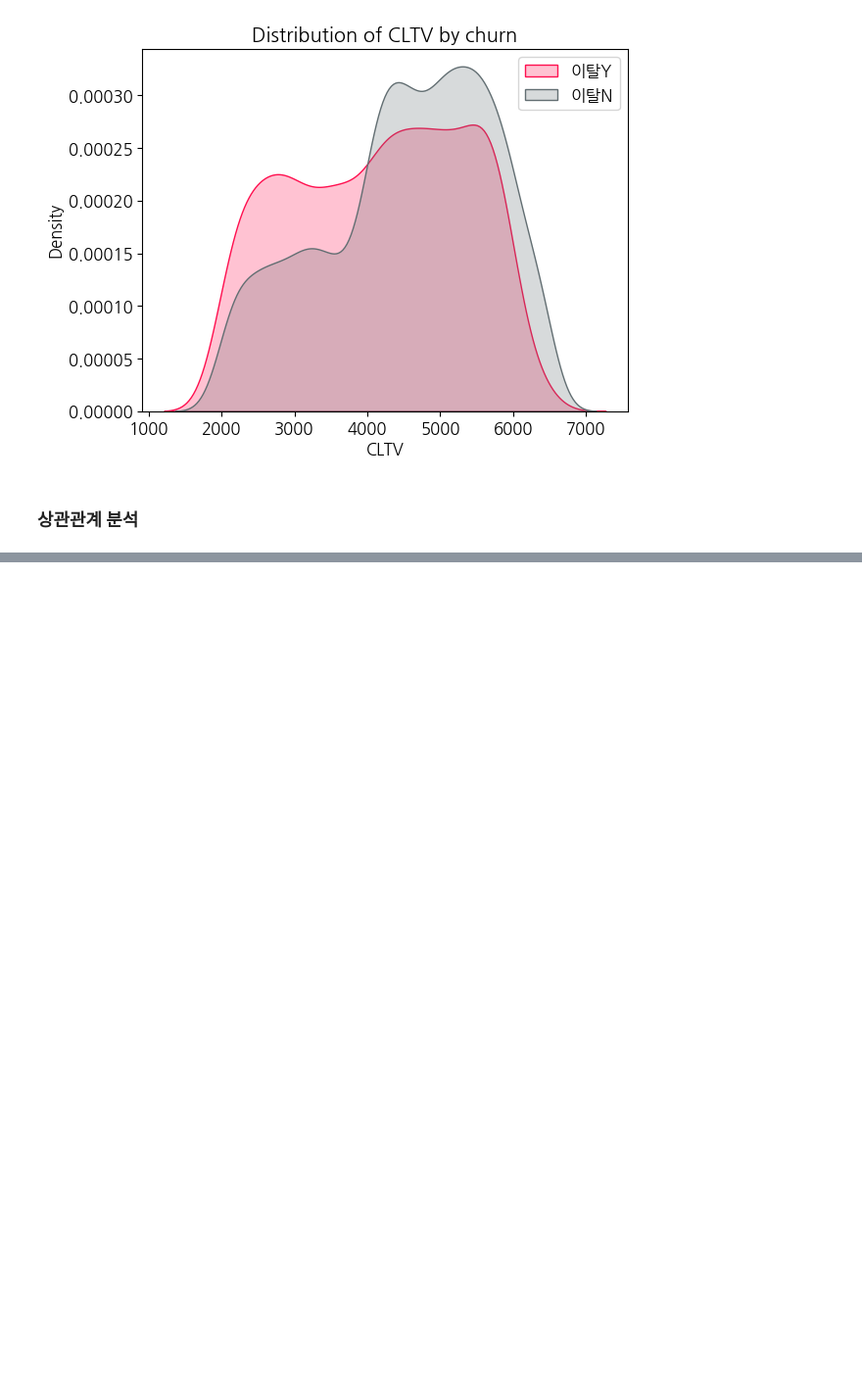
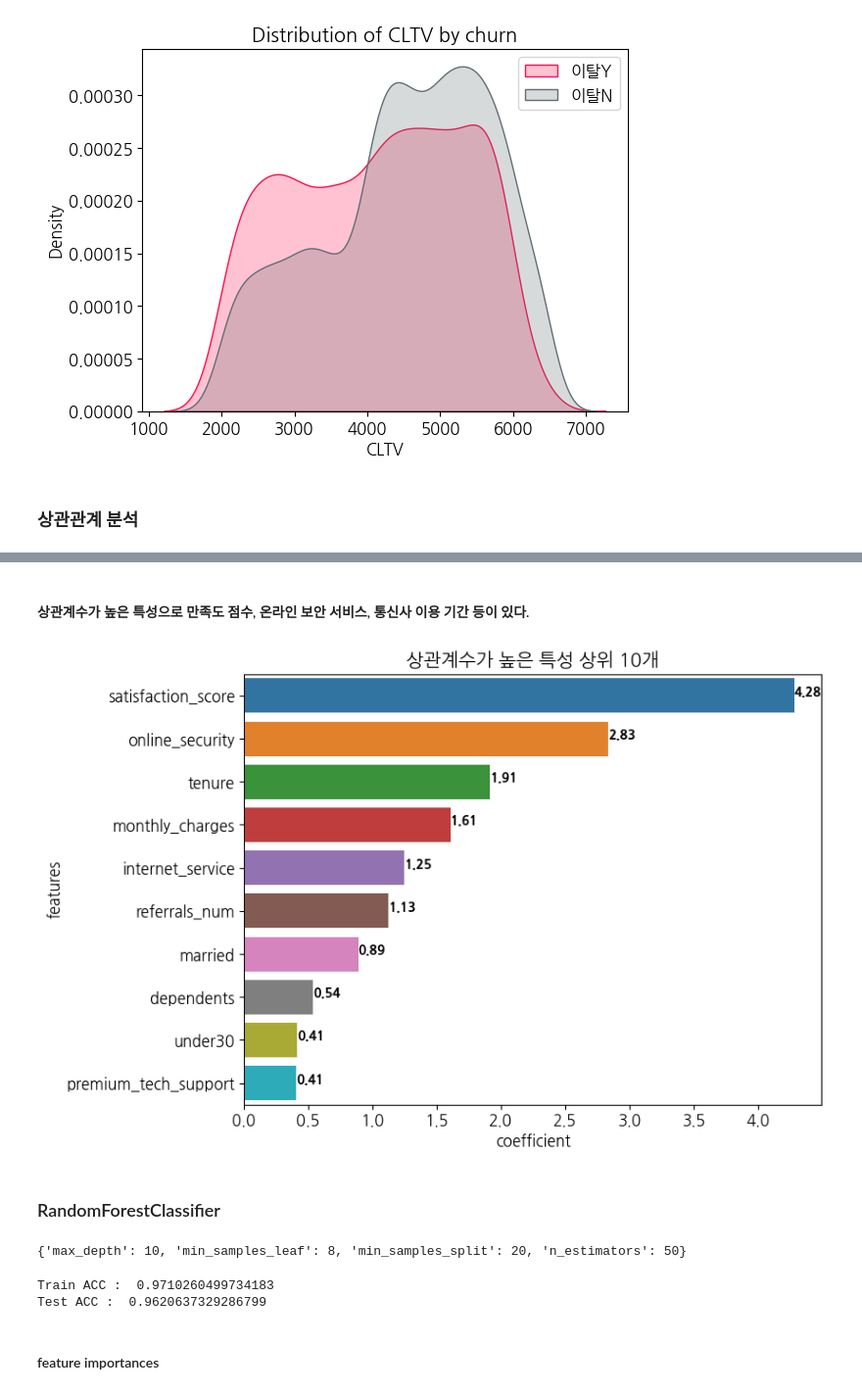
Before and after one commit to skywalker221-Minsoo/-DS-_ZeroBase_ML_Project, a Jupyter notebook: dataset_1_team/dataset_1team.ipynb, the cells around one changed output, grey strips where cells are left out. Shown at 98% size. Drawn from its saved outputs; the diff is of its cells as text; code cells hidden in the pictures; blank space fills up the shorter version.

```diff
--- a/dataset_1_team/dataset_1team.ipynb
+++ b/dataset_1_team/dataset_1team.ipynb
@@ -788,0 +896,5 @@ Name: churn, dtype: float64
+# %%
+# train, test data 나누기
+X_train, X_test, y_train, y_test = train_test_split(X, y, test_size=0.2, random_state=0)
+
+X_train.shape, y_train.shape
@@ -788,0 +927,9 @@ Name: churn, dtype: float64
+# %%
+lr = LogisticRegression(random_state=0, solver='liblinear')
+lr.fit(X_train_over, y_train_over)
+
+lr_pred_tr = lr.predict(X_train_over)
+lr_pred_test = lr.predict(X_test)
+
+print('Train ACC : ', accuracy_score(y_train_over, lr_pred_tr))
+print('Test ACC : ', accuracy_score(y_test, lr_pred_test))
@@ -788,0 +941,22 @@ Name: churn, dtype: float64
+# %%
+coef = lr.coef_[0]
+feature_names = X.columns
+feature_importance = abs(coef)
+
+importances = []
+features = []
+
+for i, name in enumerate(feature_names):
+    importance = abs(coef[i])
+    features.append(name)
+    importances.append(importance)
+
+important_features = pd.DataFrame({
+    'features' : features,
+    'importance' : importances
+})
+# %%
+important_features.sort_values('importance', ascending = False, inplace = True)
+important_features.reset_index(drop=True, inplace = True)
+
+important_features
@@ -788,0 +981,44 @@ Name: churn, dtype: float64
+# %% [markdown]
+#### 상관계수가 높은 특성으로 만족도 점수, 온라인 보안 서비스, 통신사 이용 기간 등이 있다.
+# %%
+plt.figure(figsize=(8,6))
+plt.title('상관계수가 높은 특성 상위 10개')
+sns.barplot(x=important_features.importance[:10], y=important_features.features[:10])
+plt.xlabel('coefficient')
+for i, v in enumerate(important_features.importance[:10]):
+    plt.text(v, i, round(v, 2), color='black', size = 10, weight = 'bold')
+
+plt.show()
+# %% [output]
+[figure, added]
+# %% [markdown]
+### RandomForestClassifier
+# %%
+params = {
+    'max_depth':[6, 8, 10],
+    'n_estimators':[50, 100, 200],
+    'min_samples_leaf':[8, 12, 18], # 최소한의 샘플 데이터 수
+    'min_samples_split':[8, 16, 20] # 노드를 분할하기 위한 최소한의 샘플 데이터 수
+}
+
+rf_clf = RandomForestClassifier(random_state=0, n_jobs=-1)
+grid_cv = GridSearchCV(rf_clf, param_grid=params, cv=2, n_jobs=-1)
+grid_cv.fit(X_train_over, y_train_over)
+
+print(grid_cv.best_params_)
+# %% [output]
+{'max_depth': 10, 'min_samples_leaf': 8, 'min_samples_split': 20, 'n_estimators': 50}
+# %%
+rf = grid_cv.best_estimator_
+rf.fit(X_train_over, y_train_over)
+
+rf_pred_tr = rf.predict(X_train_over)
+rf_pred_test = rf.predict(X_test)
+
+print('Train ACC : ', accuracy_score(y_train_over, rf_pred_tr))
+print('Test ACC : ', accuracy_score(y_test, rf_pred_test))
+# %% [output]
+Train ACC :  0.9710260499734183
+Test ACC :  0.9620637329286799
+# %% [markdown]
+#### feature importances
```
Also changed, not shown: parts of 49 cells of this notebook.
